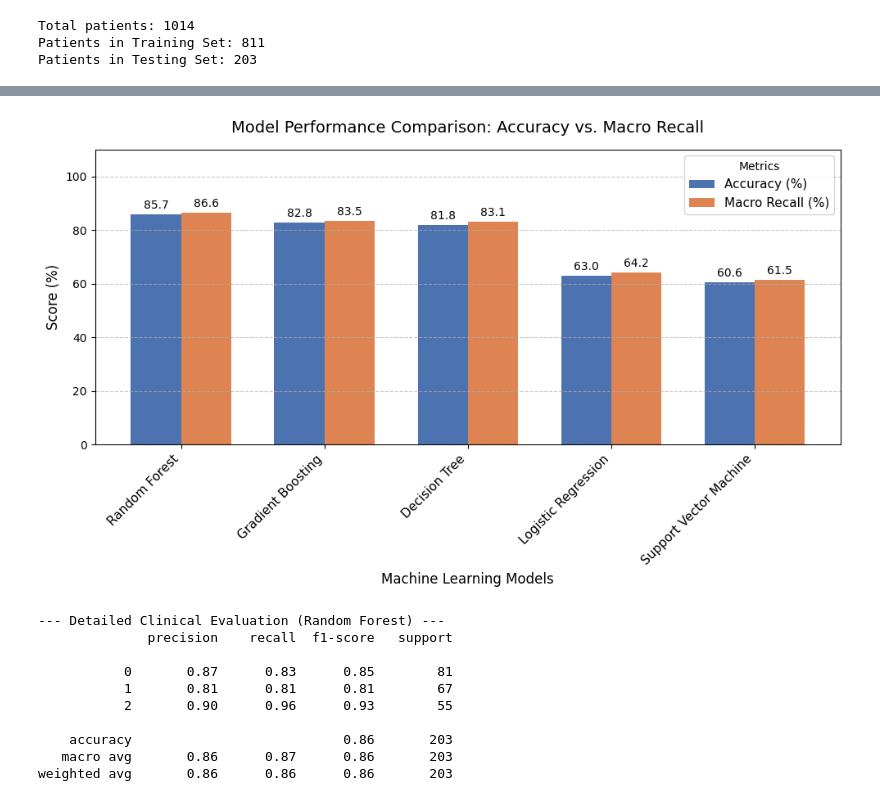
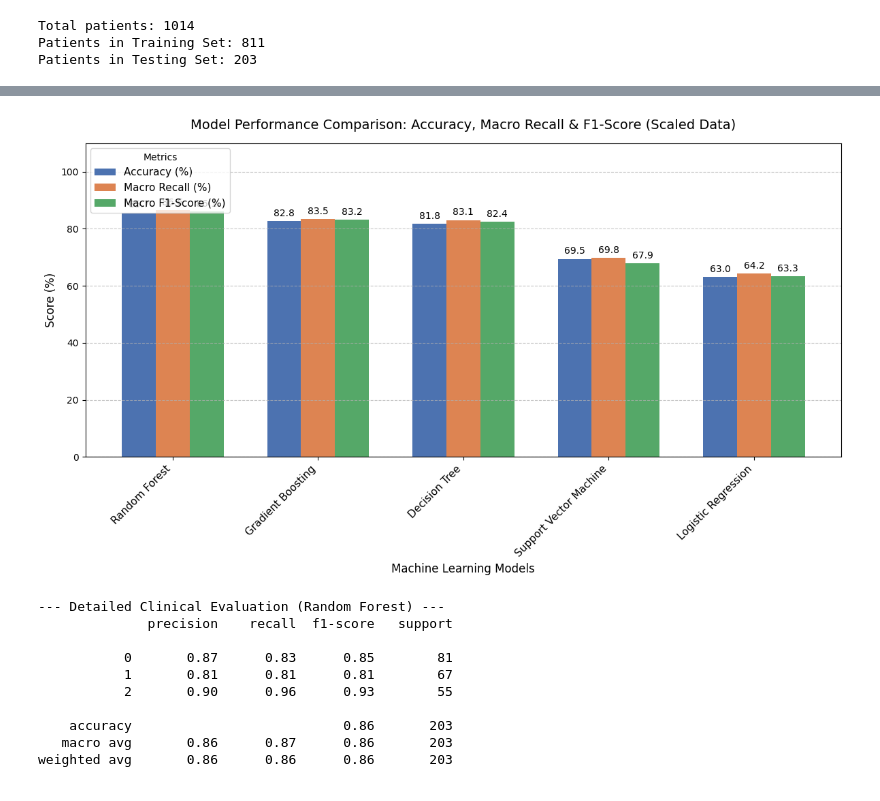
Before and after one commit to mahmooda23/Early-Risk-Stratification-of-Maternal-Complications-during-Pregnancy-, a Jupyter notebook: predict_risk_during_pregnancy.ipynb, the cells around one changed output, grey strips where cells are left out. Drawn from its saved outputs; the diff is of its cells as text; code cells hidden in the pictures.

```diff
--- a/predict_risk_during_pregnancy.ipynb
+++ b/predict_risk_during_pregnancy.ipynb
@@ -210,7 +210,7 @@ Total patients: 1014
 Patients in Training Set: 811
 Patients in Testing Set: 203
 # %%
-# Initialize a dictionary of 5 different models
+# 1. Initialize a dictionary of 5 different models
 # We use class_weight='balanced' wherever possible to protect against class bias
 
 models = {
@@ -235,15 +235,17 @@ for name, model in models.items():
     # Make predictions on the unseen test data
     y_pred = model.predict(X_test)
 
-    # Calculate both Accuracy and Macro Recall
+    # Calculate Accuracy, Macro Recall, and F1 Score
     acc = accuracy_score(y_test, y_pred)
     macro_recall = recall_score(y_test, y_pred, average='macro')
+    f1 = f1_score(y_test, y_pred, average='macro') # Calculate macro F1 score
 
     # Save the results
     results.append({
         "Model": name,
         "Accuracy (%)": round(acc * 100, 2),
-        "Macro Recall (%)": round(macro_recall * 100, 2)
+        "Macro Recall (%)": round(macro_recall * 100, 2),
+        "Macro F1-Score (%)": round(f1 * 100, 2) # Add F1 score
     })
 
 # 3. Create a comparison table and sort it by Macro Recall (the most important metric)
@@ -269,0 +272,15 @@ Support Vector Machine         60.59             61.47
+# %%
+# Initialize the StandardScaler
+scaler = StandardScaler()
+
+# Fit the scaler on the training data and transform both training and testing data
+# It's crucial to fit only on X_train to prevent data leakage from the test set
+X_train_scaled = scaler.fit_transform(X_train)
+X_test_scaled = scaler.transform(X_test)
+
+# Convert scaled arrays back to DataFrames with original column names for readability
+X_train_scaled = pd.DataFrame(X_train_scaled, columns=X_train.columns, index=X_train.index)
+X_test_scaled = pd.DataFrame(X_test_scaled, columns=X_test.columns, index=X_test.index)
+
+print("Features scaled successfully!")
+display(X_train_scaled.head())
@@ -270,31 +349,30 @@ Support Vector Machine         60.59             61.47
 # %%
 # 1. Set the 'Model' column as the index so it becomes the X-axis labels
-plot_df = comparison_df.set_index('Model')
+plot_df_scaled = comparison_df_scaled.set_index('Model')
 
 # 2. Create the grouped bar chart
-# The pandas .plot() function automatically handles grouping the two columns
-ax = plot_df.plot(kind='bar', figsize=(10, 6), width=0.7, color=['#4C72B0', '#DD8452'])
+ax_scaled = plot_df_scaled.plot(kind='bar', figsize=(12, 7), width=0.7, color=['#4C72B0', '#DD8452', '#55A868'])
 
 # 3. Add titles and labels
-plt.title('Model Performance Comparison: Accuracy vs. Macro Recall', fontsize=14, pad=15)
+plt.title('Model Performance Comparison: Accuracy, Macro Recall & F1-Score (Scaled Data)', fontsize=14, pad=15)
 plt.ylabel('Score (%)', fontsize=12)
 plt.xlabel('Machine Learning Models', fontsize=12)
 
 # 4. Formatting to make it presentation-ready
 plt.xticks(rotation=45, ha='right', fontsize=11)
 plt.ylim(0, 110) # Set Y-axis slightly above 100 to make room for the legend
-plt.legend(title='Metrics', fontsize=11)
+plt.legend(title='Metrics', fontsize=11, loc='upper left')
 plt.grid(axis='y', linestyle='--', alpha=0.7)
 
 # 5. Add the exact numbers on top of the bars for clarity
-for container in ax.containers:
-    ax.bar_label(container, fmt='%.1f', padding=3, fontsize=10)
+for container in ax_scaled.containers:
+    ax_scaled.bar_label(container, fmt='%.1f', padding=3, fontsize=10)
 
 # 6. Adjust layout so the labels don't get cut off, then display
 plt.tight_layout()
 plt.show()
 # %% [output]
-[figure, old version]
+[figure, new version]
 # %%
 # Assuming 'Random Forest' was the winner from your comparison table
 best_model = models["Random Forest"]
```
Also changed, not shown: parts of 4 cells of this notebook.
